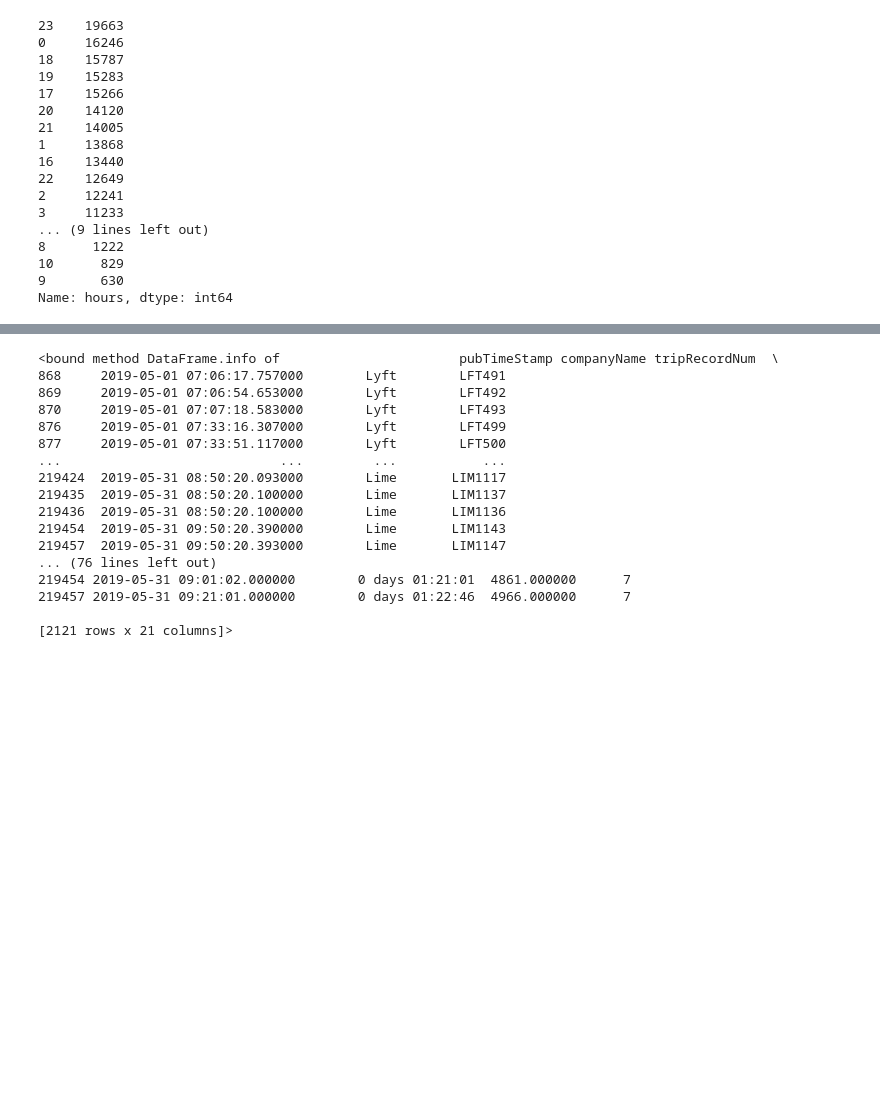
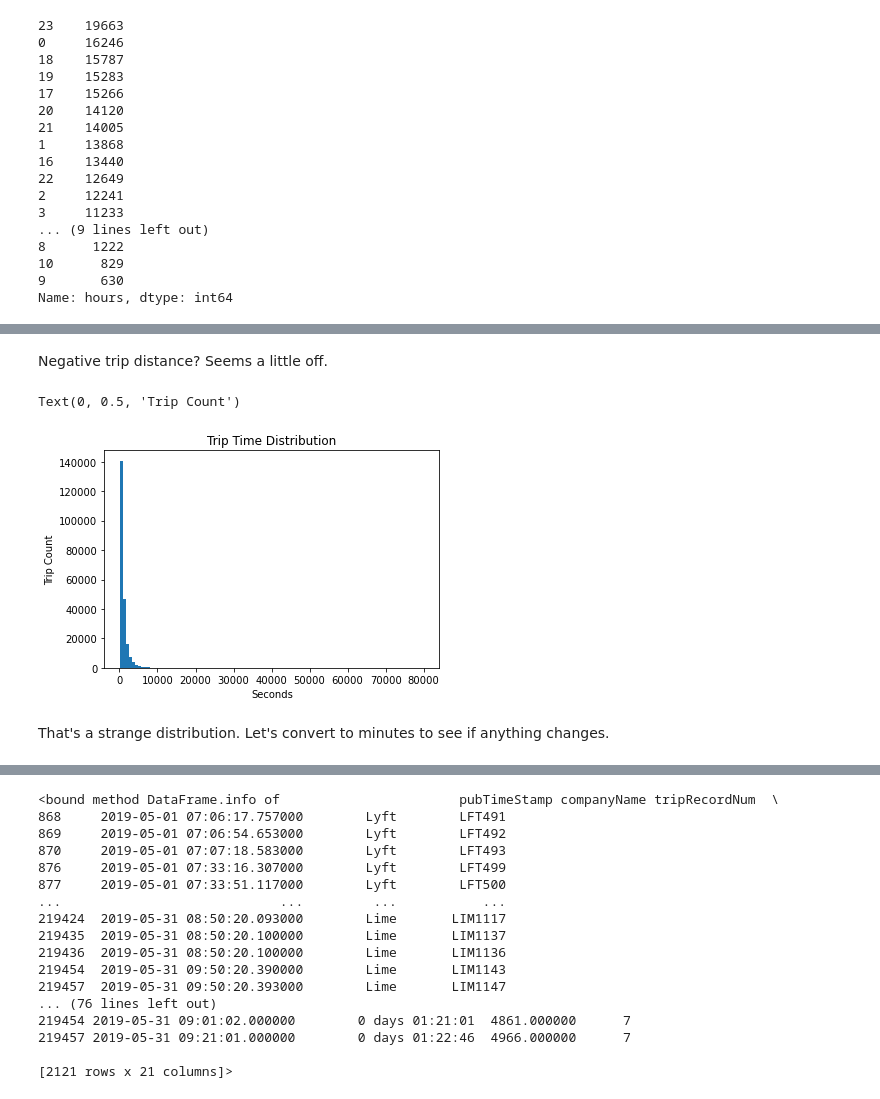
Before and after one commit to Rhunsilval/nashville_scooters_python, a Jupyter notebook: notebooks/6_trip_data.ipynb, the cells around one changed output, grey strips where cells are left out. Saved outputs shown, nothing was run; the diff lists cells and outputs as text; code cells hidden in the pictures; blank space fills up the shorter version.

```diff
--- a/notebooks/6_trip_data.ipynb
+++ b/notebooks/6_trip_data.ipynb
@@ -225,0 +262,12 @@ Name: hours, dtype: int64
+# %% [markdown]
+Negative trip distance? Seems a little off.
+# %%
+plt.hist(may_trip.seconds, bins = 100)
+plt.title('Trip Time Distribution')
+plt.xlabel('Seconds')
+plt.ylabel('Trip Count')
+# %% [output]
+Text(0, 0.5, 'Trip Count')
+[figure, added]
+# %% [markdown]
+That's a strange distribution. Let's convert to minutes to see if anything changes.
```
Also changed, not shown: parts of 15 cells of this notebook, 1 other file.
